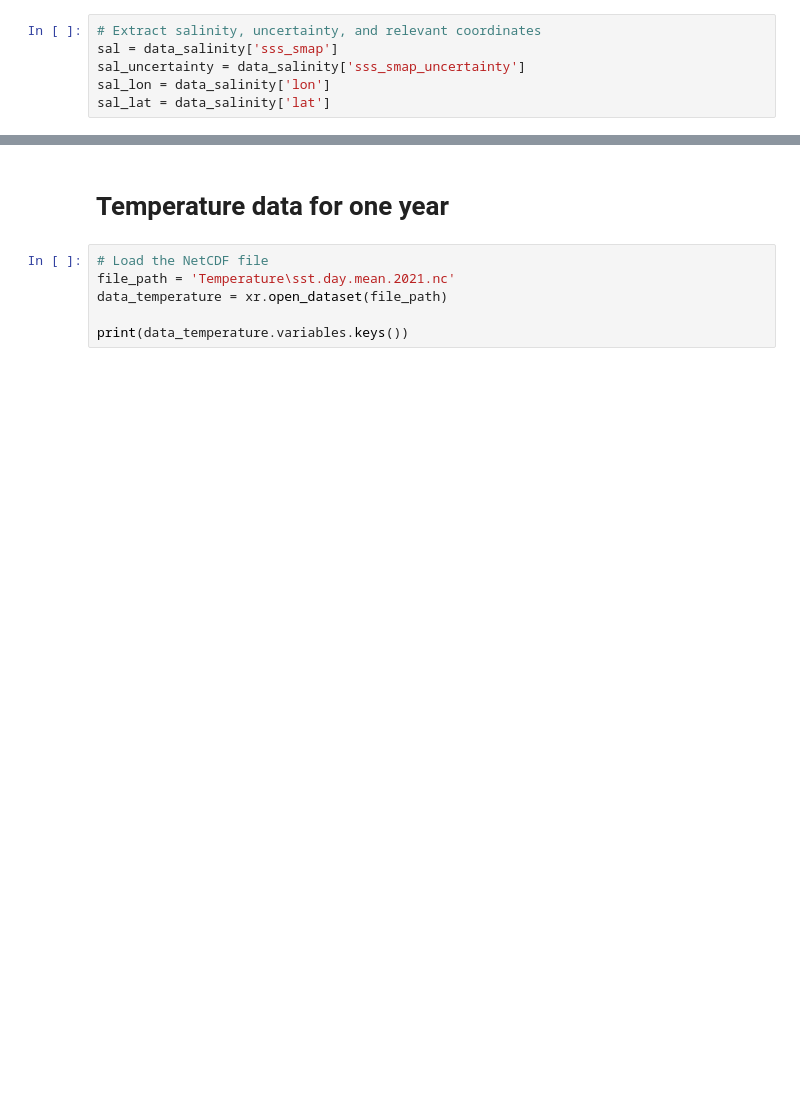
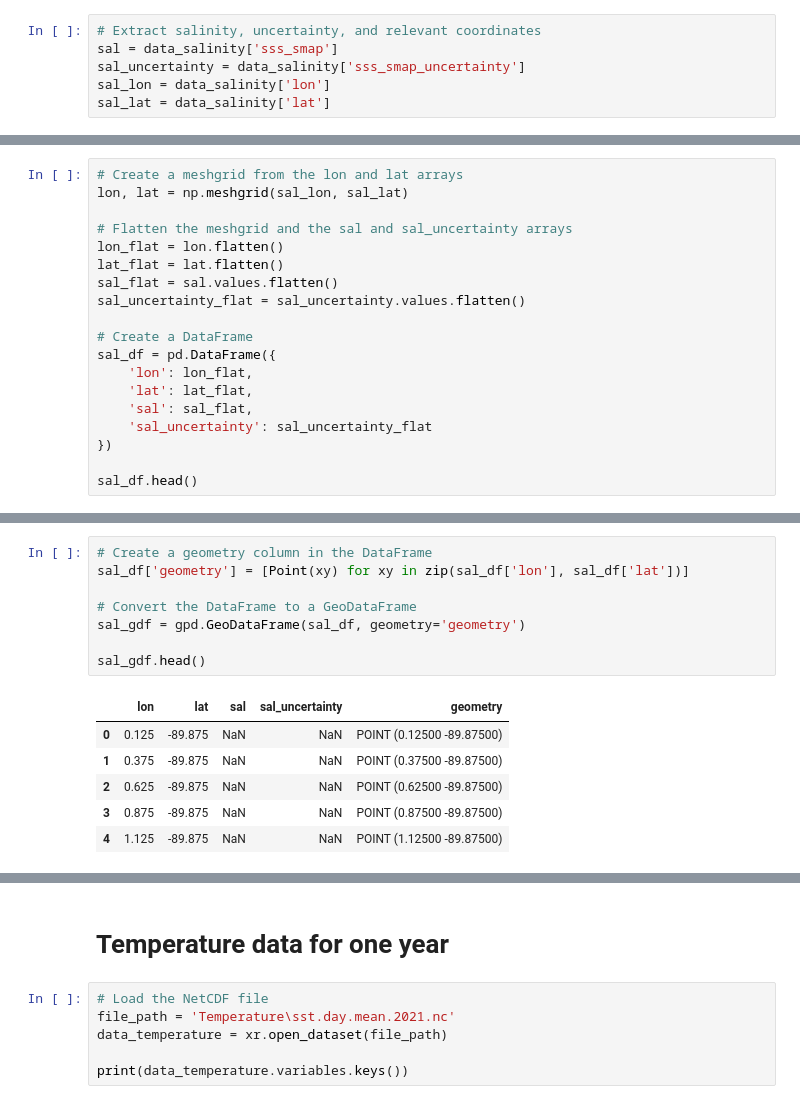
Before and after one commit to dccartagena/Fishing-Datasets, a Jupyter notebook: fish-notebook.ipynb, the cells around one changed output, grey strips where cells are left out. Cells and saved outputs as stored; diff of their text form; blank space fills up the shorter version.

```diff
--- a/fish-notebook.ipynb
+++ b/fish-notebook.ipynb
@@ -49,0 +122,19 @@ plt.show()
+# %%
+# Create a meshgrid from the lon and lat arrays
+lon, lat = np.meshgrid(sal_lon, sal_lat)
+
+# Flatten the meshgrid and the sal and sal_uncertainty arrays
+lon_flat = lon.flatten()
+lat_flat = lat.flatten()
+sal_flat = sal.values.flatten()
+sal_uncertainty_flat = sal_uncertainty.values.flatten()
+
+# Create a DataFrame
+sal_df = pd.DataFrame({
+    'lon': lon_flat,
+    'lat': lat_flat,
+    'sal': sal_flat,
+    'sal_uncertainty': sal_uncertainty_flat
+})
+
+sal_df.head()
@@ -49,0 +148,15 @@ plt.show()
+# %%
+# Create a geometry column in the DataFrame
+sal_df['geometry'] = [Point(xy) for xy in zip(sal_df['lon'], sal_df['lat'])]
+
+# Convert the DataFrame to a GeoDataFrame
+sal_gdf = gpd.GeoDataFrame(sal_df, geometry='geometry')
+
+sal_gdf.head()
+# %% [output]
+|  | lon | lat | sal | sal_uncertainty | geometry |
+| 0 | 0.125 | -89.875 | NaN | NaN | POINT (0.12500 -89.87500) |
+| 1 | 0.375 | -89.875 | NaN | NaN | POINT (0.37500 -89.87500) |
+| 2 | 0.625 | -89.875 | NaN | NaN | POINT (0.62500 -89.87500) |
+| 3 | 0.875 | -89.875 | NaN | NaN | POINT (0.87500 -89.87500) |
+| 4 | 1.125 | -89.875 | NaN | NaN | POINT (1.12500 -89.87500) |
```
Also changed, not shown: parts of 22 cells of this notebook.
